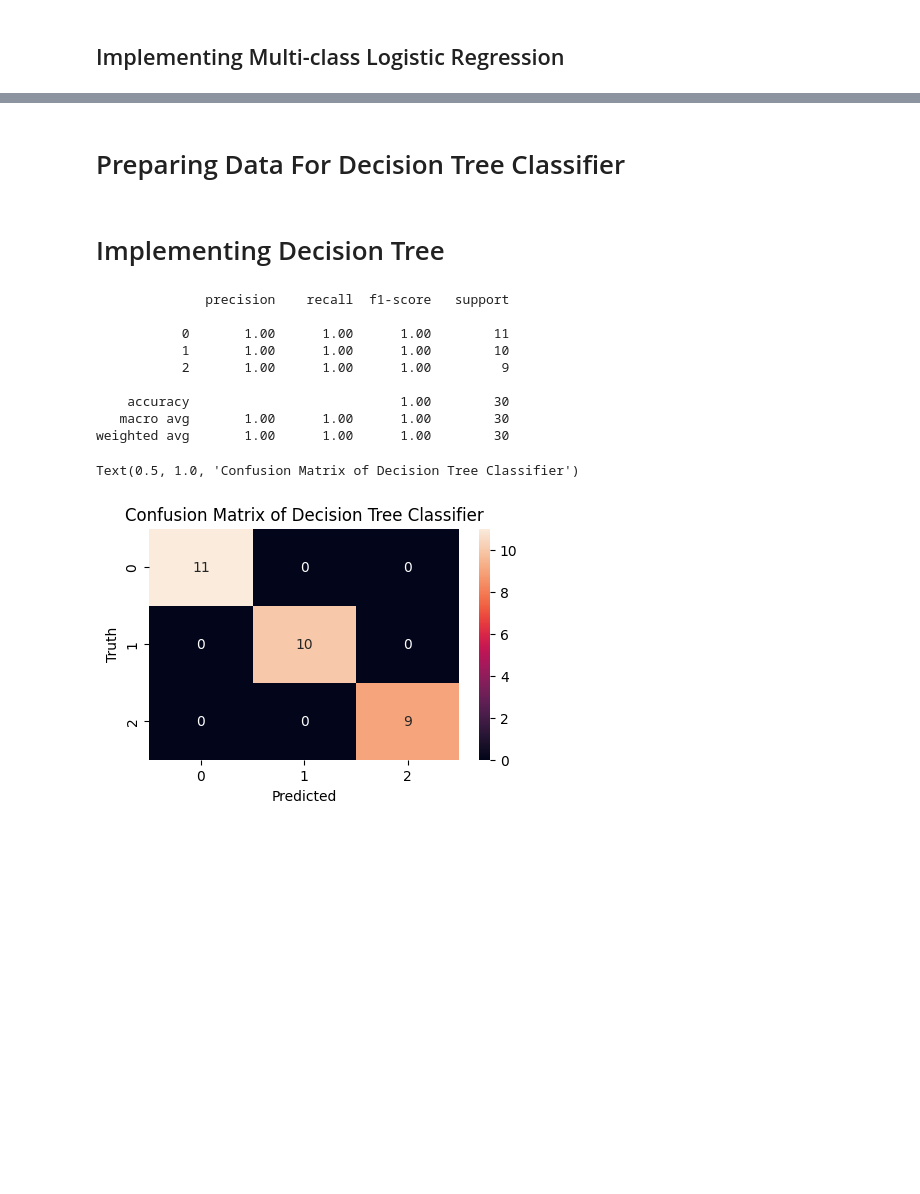
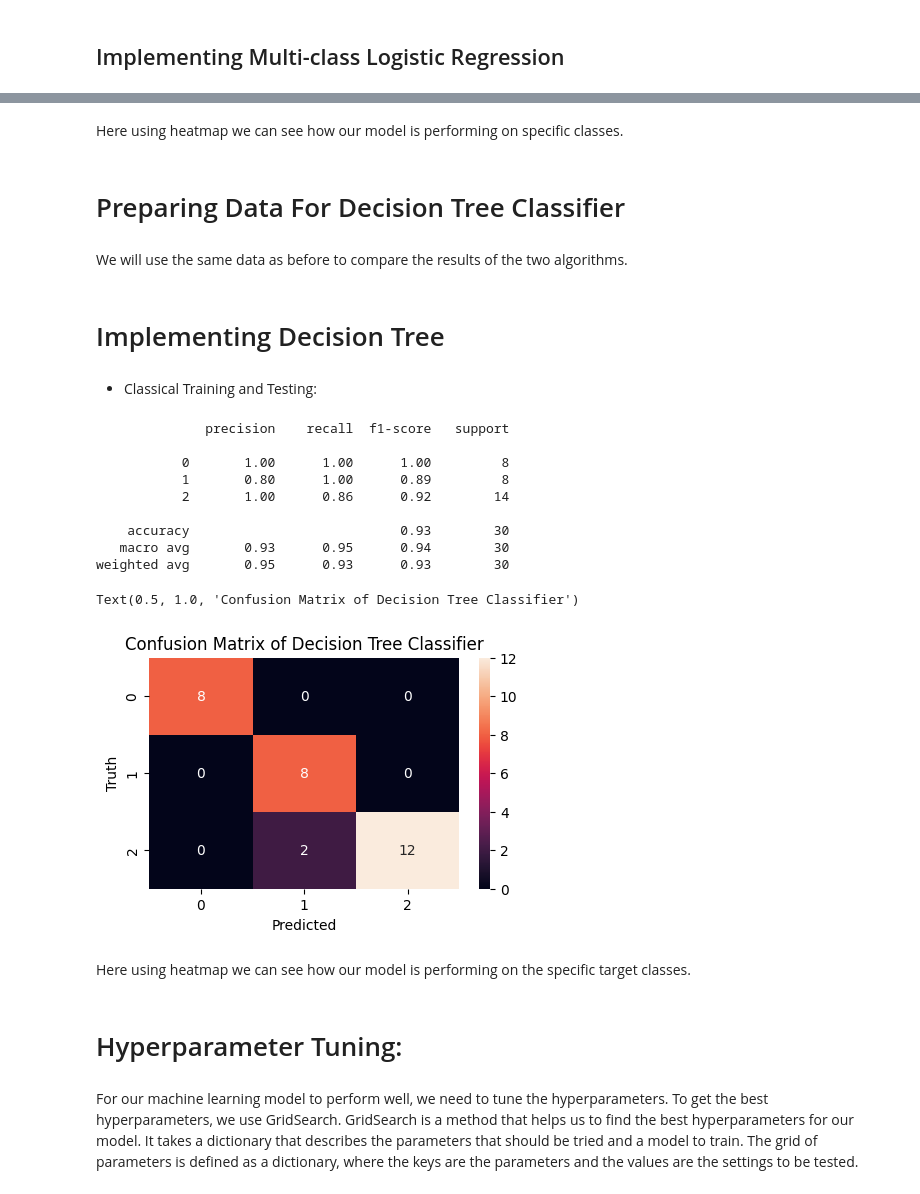
Before and after one commit to Frknslmn50/EARIN_23L, a Jupyter notebook: lab4/regression_classification.ipynb, the cells around one changed output, grey strips where cells are left out. Drawn from its saved outputs; the diff is of its cells as text; code cells hidden in the pictures; blank space fills up the shorter version.

```diff
--- a/lab4/regression_classification.ipynb
+++ b/lab4/regression_classification.ipynb
@@ -154,12 +216,12 @@ class MulticlassLogisticRegression:
 # %%
 targets = ['Iris-setosa','Iris-versicolor','Iris-virginica']
 # training the model
-Model = MulticlassLogisticRegression(learning_rate=0.005, iterations=10000)
+Model = MulticlassLogisticRegression(learning_rate=0.005, iterations=10000, regularization='l1', lambda_=0.01,verbose=True)
 Model.fit(X_train, y_train)
 # precision, recall, f1-score, support for multiclass classification
 y_pred = Model.predict(X_test)
 # Convert one-hot encoded labels to class labels for y_test
-y_test_labels = np.argmax(y_test.to_numpy(), axis=1)
+y_test_labels = np.argmax(y_test, axis=1)
 # Evaluate the performance of the model using classification_report
 print(classification_report(y_test_labels, y_pred))
 # %% [output]
@@ -193,13 +255,16 @@ Text(0.5, 1.0, 'Confusion Matrix of Multiclass Logistic Regression')
+# %% [markdown]
+Here using heatmap we can see how our model is performing on specific classes.
 # %% [markdown]
 # Preparing Data For Decision Tree Classifier
+# %% [markdown]
+We will use the same data as before to compare the results of the two algorithms.
 # %%
-# Convert one-hot encoded y_train to integer-encoded labels
-y_train = np.argmax(y_train.to_numpy(), axis=1)
+# Convert one-hot encoded y_train to integer-encoded labels because the
+# decision boundary function only accepts integer-encoded labels
+y_train = np.argmax(y_train, axis=1)
 # %% [markdown]
 # Implementing Decision Tree
 # %%
-import math
-
 class Node:
     def __init__(self, attribute=None, threshold=None, left=None, right=None, classification=None):
         # A node in the decision tree with attribute, threshold, left and right branches, and classification
@@ -217,8 +282,6 @@ class DecisionTree:
 
     def fit(self, X, y):
         # Train the decision tree on the input data X and target y
-        X = X.values if isinstance(X, pd.DataFrame) else X
-        y = y.values if isinstance(y, pd.Series) else y
         self.n_classes = len(set(y)) # number of classes in the target variable
         self.tree = self._build_tree(X, y, depth=0) # recursively build the decision tree
 
@@ -337,32 +400,40 @@ class DecisionTree:
             else:
                 node = node.right
         return node.classification
+# %% [markdown]
+* Classical Training and Testing:
 # %%
-DecisionTreeClassifier = DecisionTree(max_depth=5, criterion='gini')
-DecisionTreeClassifier.fit(X_train, y_train)
+model = DecisionTree(max_depth=2, criterion='entropy')
+model.fit(X_train, y_train)
 # %%
 # precision, recall, f1-score, support for multiclass classification
-y_pred = DecisionTreeClassifier.predict(X_test)
+y_pred = model.predict(X_test)
 
 # Evaluate the performance of the model using classification_report
 print(classification_report(y_test_labels, y_pred))
 # %% [output]
               precision    recall  f1-score   support
 
-           0       1.00      1.00      1.00        11
-           1       1.00      1.00      1.00        10
-           2       1.00      1.00      1.00         9
+           0       1.00      1.00      1.00         8
+           1       0.80      1.00      0.89         8
+           2       1.00      0.86      0.92        14
 
-    accuracy                           1.00        30
-   macro avg       1.00      1.00      1.00        30
-weighted avg       1.00      1.00      1.00        30
+    accuracy                           0.93        30
+   macro avg       0.93      0.95      0.94        30
+weighted avg       0.95      0.93      0.93        30
 # %%
 # plotting the confusion matrix for the model
 plt.figure(figsize=(5,3))
-sns.heatmap(confusion_matrix(y_test_labels, DecisionTreeClassifier.predict(X_test)), annot=True)
+sns.heatmap(confusion_matrix(y_test_labels, model.predict(X_test)), annot=True)
 plt.xlabel('Predicted')
 plt.ylabel('Truth')
 plt.title('Confusion Matrix of Decision Tree Classifier')
 # %% [output]
 Text(0.5, 1.0, 'Confusion Matrix of Decision Tree Classifier')
-[figure, old version]
+[figure, new version]
+# %% [markdown]
+Here using heatmap we can see how our model is performing on the specific target classes.
+# %% [markdown]
+# Hyperparameter Tuning:
+# %% [markdown]
+For our machine learning model to perform well, we need to tune the hyperparameters. To get the best hyperparameters, we use GridSearch. GridSearch is a method that helps us to find the best hyperparameters for our model. It takes a dictionary that describes the parameters that should be tried and a model to train. The grid of parameters is defined as a dictionary, where the keys are the parameters and the values are the settings to be tested.
```
Also changed, not shown: parts of 34 cells of this notebook, 1 other file.
